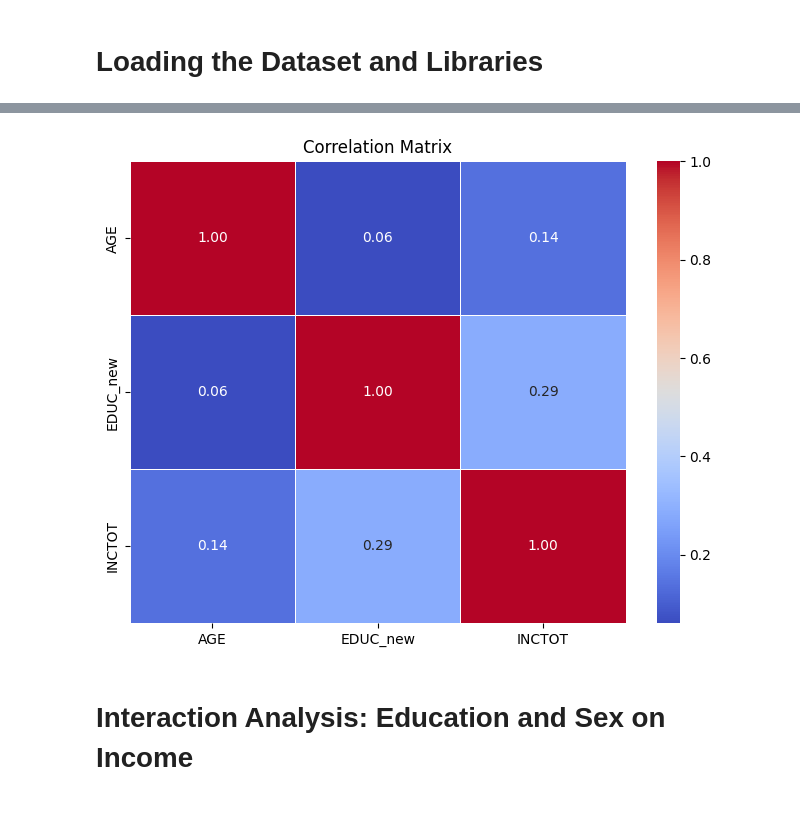
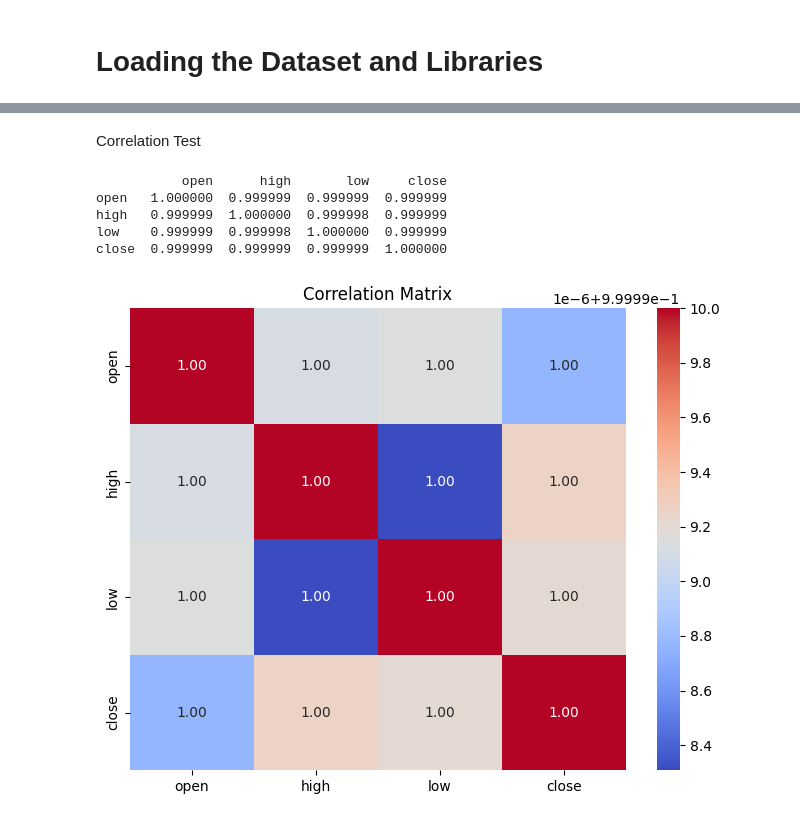
Before and after one commit to Jiazhou-Bi/BTC-Price-Prediction, a Jupyter notebook: scripts/05-exploratory_data_analysis.ipynb, the cells around one changed output, grey strips where cells are left out. Saved outputs shown, nothing was run; the diff lists cells and outputs as text; code cells hidden in the pictures.

```diff
--- a/scripts/05-exploratory_data_analysis.ipynb
+++ b/scripts/05-exploratory_data_analysis.ipynb
@@ -102,0 +36,21 @@ Passing `palette` without assigning `hue` is deprecated and will be removed in v
+# %%
+df_1m = pd.read_parquet('../data/02-analysis_data/cleaned_data_1m.parquet')
+df_1m['index'] = pd.to_datetime(df_1m['index'])
+df_1m.set_index('index', inplace=True)
+
+
+plt.figure(figsize=(12, 6))
+plt.plot(df_1m.index, df_1m['open'], label='Open Price', linewidth=1.5)
+plt.plot(df_1m.index, df_1m['close'], label='Close Price', linewidth=1.5, linestyle='--')
+plt.plot(df_1m.index, df_1m['high'], label='Highest Price', linewidth=1.5, linestyle=':')
+plt.plot(df_1m.index, df_1m['low'], label='Lowest Price', linewidth=1.5, linestyle='-.')
+
+
+plt.title('Open, Close, Highest, and Lowest Prices Over Time')
+plt.xlabel('Timestamp')
+plt.ylabel('Price')
+plt.xlim(df_1m.index.min(), df_1m.index.max())  # X-axis range
+plt.ylim(0, max(df_1m['open'].max(), df_1m['close'].max()) * 1.1)  # Y-axis range with buffer
+plt.grid(True)
+plt.legend()
+plt.show()
@@ -103,17 +59,23 @@ Passing `palette` without assigning `hue` is deprecated and will be removed in v
+# %% [markdown]
+Correlation Test
+# %%
+# Select the relevant columns
+columns = ['open', 'high', 'low', 'close']
+correlation_matrix = df_1m[columns].corr()
+
+# Print the correlation matrix
+print(correlation_matrix)
+# %% [output]
+           open      high       low     close
+open   1.000000  0.999999  0.999999  0.999999
+high   0.999999  1.000000  0.999998  0.999999
+low    0.999999  0.999998  1.000000  0.999999
+close  0.999999  0.999999  0.999999  1.000000
 # %%
-# Select variables
-# Note: Since 'OWNERSHP' only contain='1' after filting, not included it in matrix
-vars = ["STATEICP", "MORTGAGE","GQ","SEX","AGE","MARST","EDUC_new","SCHLTYPE","OCC2010","VETSTAT","IND1990","INCTOT"]
-
-# Compute correlation matrix
-correlation_matrix = df[vars].corr()
-
-# Plot heatmap
-plt.figure(figsize=(8,6))
-sns.heatmap(correlation_matrix, annot=True, cmap='coolwarm', linewidths=0.5, fmt=".2f")
+# Plot the heatmap
+plt.figure(figsize=(8, 6))
+sns.heatmap(correlation_matrix, annot=True, cmap='coolwarm', fmt=".2f")
 plt.title('Correlation Matrix')
 plt.show()
 # %% [output]
-[figure, old version]
+[figure, new version]
-# %% [markdown]
-# Interaction Analysis: Education and Sex on Income
```
Also changed, not shown: parts of 22 cells of this notebook, 7 other files.
